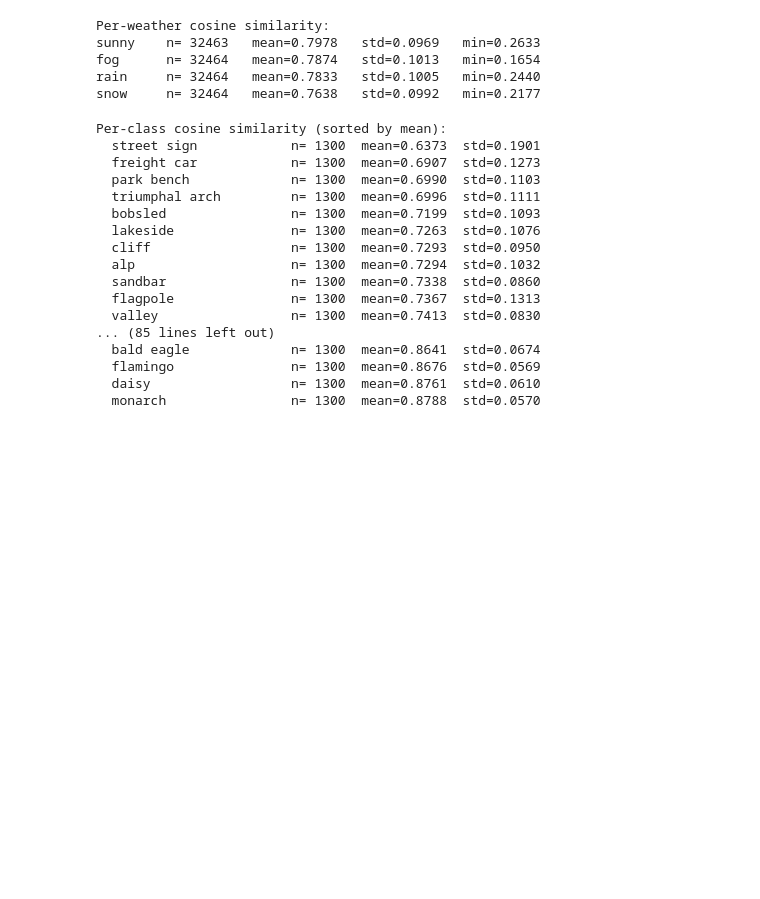
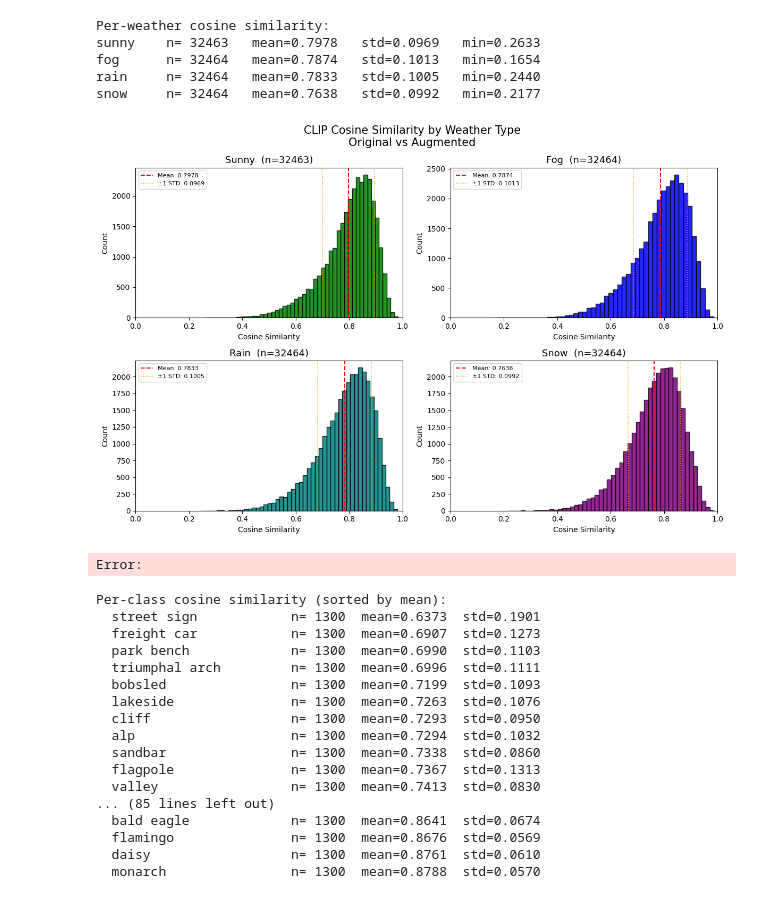
Before and after one commit to scaleoutsystems/MoE-FL, a Jupyter notebook: weather_augmentations/embedding_analysis.ipynb, the cells around one changed output. Cells and saved outputs as stored; diff of their text form; code cells hidden in the pictures; blank space fills up the shorter version.

```diff
--- a/weather_augmentations/embedding_analysis.ipynb
+++ b/weather_augmentations/embedding_analysis.ipynb
@@ -49,6 +68,38 @@ sunny    n= 32463   mean=0.7978   std=0.0969   min=0.2633
 fog      n= 32464   mean=0.7874   std=0.1013   min=0.1654
 rain     n= 32464   mean=0.7833   std=0.1005   min=0.2440
 snow     n= 32464   mean=0.7638   std=0.0992   min=0.2177
+# %%
+import matplotlib.pyplot as plt
+import numpy as np
+
+weather_types = ["sunny", "fog", "rain", "snow"]
+colors = ["green", "blue", "teal", "purple"]
+
+fig, axes = plt.subplots(2, 2, figsize=(12, 8), sharey=False)
+axes = axes.flatten()
+
+for ax, weather, color in zip(axes, weather_types, colors):
+    mask = weather_labels == weather
+    sims = cosine_sims[mask]
+
+    ax.hist(sims, bins=50, color=color, edgecolor='black', alpha=0.85)
+    ax.axvline(sims.mean(), color='red', linestyle='--', linewidth=1.5, label=f'Mean: {sims.mean():.4f}')
+    ax.axvline(sims.mean() - sims.std(), color='orange', linestyle=':', linewidth=1.2, label=f'±1 STD: {sims.std():.4f}')
+    ax.axvline(sims.mean() + sims.std(), color='orange', linestyle=':', linewidth=1.2)
+
+    ax.set_title(f'{weather.capitalize()}  (n={mask.sum()})', fontsize=13)
+    ax.set_xlabel('Cosine Similarity', fontsize=10)
+    ax.set_xlim(0,1)
+    ax.set_ylabel('Count', fontsize=10)
+    ax.legend(fontsize=8)
+
+fig.suptitle('CLIP Cosine Similarity by Weather Type\nOriginal vs Augmented', fontsize=15)
+plt.tight_layout()
+plt.savefig('cosine_sim_per_weather.png', dpi=150)
+plt.show()
+# %% [output]
+[figure, added]
+Error:
 # %%
 #Per-class breakdown
 
```
Also changed, not shown: parts of 1 cell of this notebook, 28 other files.
